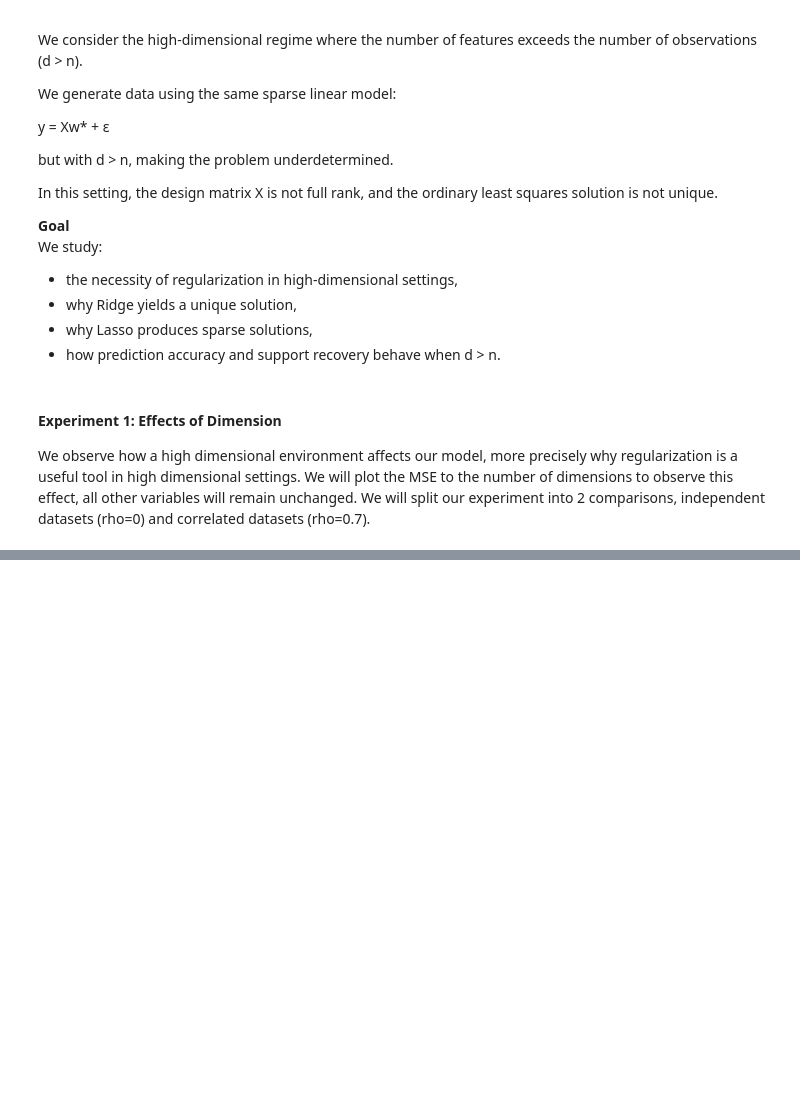
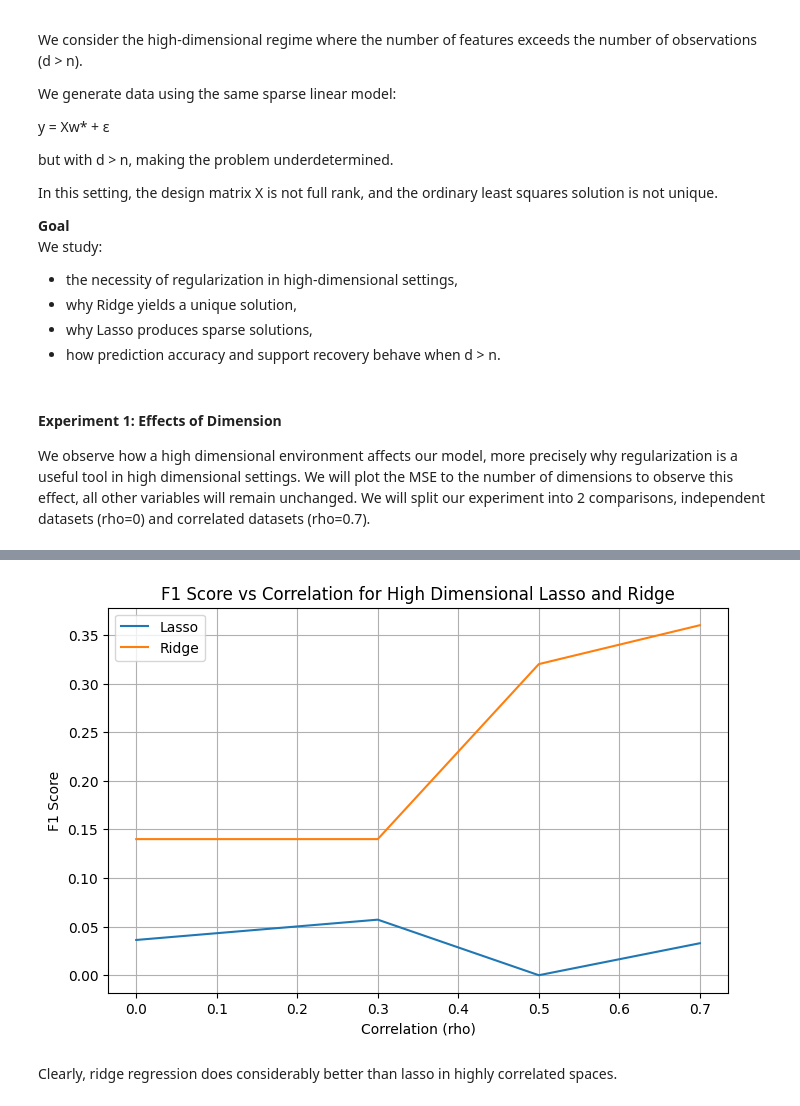
Before and after one commit to Zixin-Fan/L1_L2_project, a Jupyter notebook: 03_high_dimensional.ipynb, the cells around one changed output, grey strips where cells are left out. Saved outputs shown, nothing was run; the diff lists cells and outputs as text; code cells hidden in the pictures; blank space fills up the shorter version.

```diff
--- a/03_high_dimensional.ipynb
+++ b/03_high_dimensional.ipynb
@@ -177,0 +287,64 @@ plt.show()
+# %%
+rho_values=[0, 0.3, 0.5, 0.7]
+
+num_trials = 10
+
+results = {
+    "rho": [],
+    "lasso_f1": [],
+    "ridge_f1": []
+}
+
+threshold = 1e-3 #threshold to determine nonzero coefficients for recall calculation
+
+for rho in rho_values:
+    lasso_f1s = []
+    ridge_f1s = []
+    for seed in range(num_trials):
+        X_corr,y_corr,w_true_corr,support_corr,Sigma=generate_correlated_sparse_linear_data(rho=rho, n=30, d=500, s=5, sigma=1.5, signal=1.0, random_seeds=seed)
+
+        true_support = np.zeros(len(w_true_corr), dtype=int)
+        true_support[support_corr] = 1
+
+        X_train, X_test, y_train, y_test = train_test_split(
+            X_corr, y_corr, test_size=0.3, random_state=seed
+        )
+
+        # Lasso
+        lasso = LassoCV(alphas=[0.0001, 0.001, 0.01, 0.1, 1, 10])
+        lasso.fit(X_train, y_train)
+        lasso_support = (lasso.coef_ > 1e-3).astype(int)
+        lasso_f1 = f1_score(true_support, lasso_support)
+        lasso_f1s.append(lasso_f1)
+
+        # Ridge
+        ridge = RidgeCV(alphas=[0.0001, 0.001, 0.01, 0.1, 1, 10])
+        ridge.fit(X_train, y_train)
+        k = np.sum(true_support)
+
+        ridge_topk = np.argsort(np.abs(ridge.coef_))[-k:]
+        ridge_support = np.zeros_like(true_support)
+        ridge_support[ridge_topk] = 1
+
+        ridge_f1 = f1_score(true_support, ridge_support)
+        ridge_f1s.append(ridge_f1)
+
+    results["rho"].append(rho)
+    results["lasso_f1"].append(np.mean(lasso_f1s))
+    results["ridge_f1"].append(np.mean(ridge_f1s))
+
+plt.figure(figsize=(8, 5))
+plt.plot(results["rho"], results["lasso_f1"], label="Lasso")
+plt.plot(results["rho"], results["ridge_f1"], label="Ridge")
+
+plt.xlabel("Correlation (rho)")
+plt.ylabel("F1 Score")
+plt.title("F1 Score vs Correlation for High Dimensional Lasso and Ridge")
+
+plt.legend()
+plt.grid(True)
+plt.show()
+# %% [output]
+[figure, added]
+# %% [markdown]
+Clearly, ridge regression does considerably better than lasso in highly correlated spaces.
```
Also changed, not shown: parts of 8 cells of this notebook, 5 other files.
